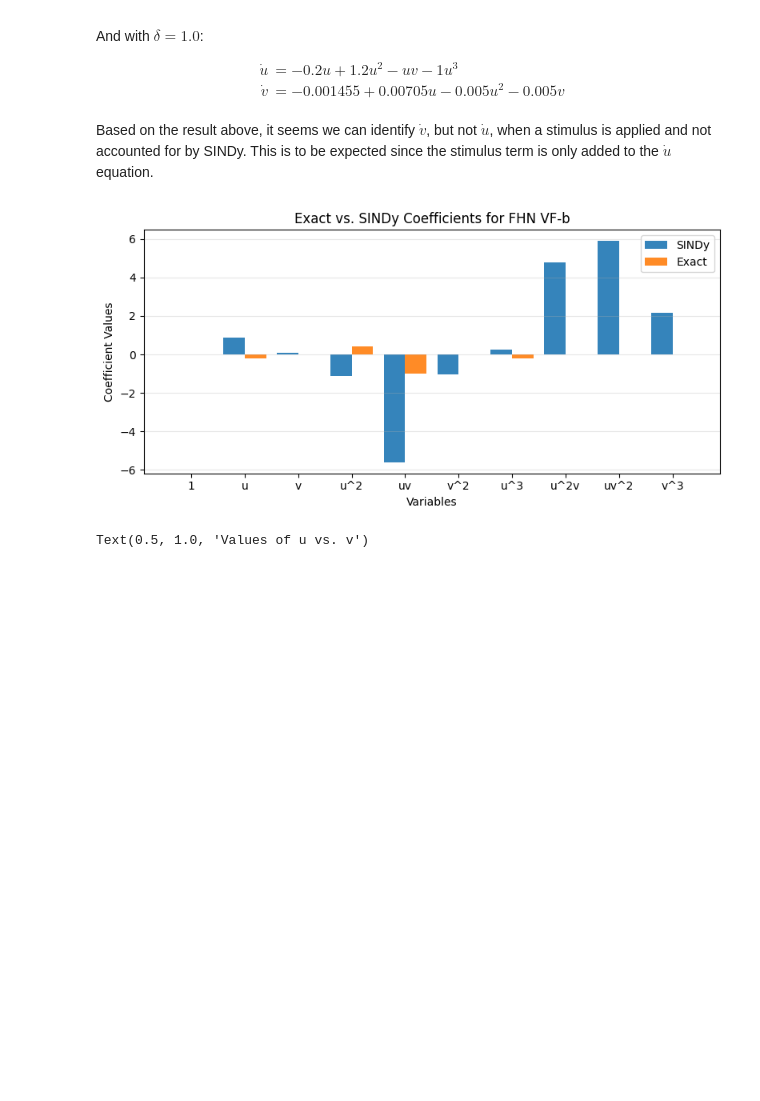
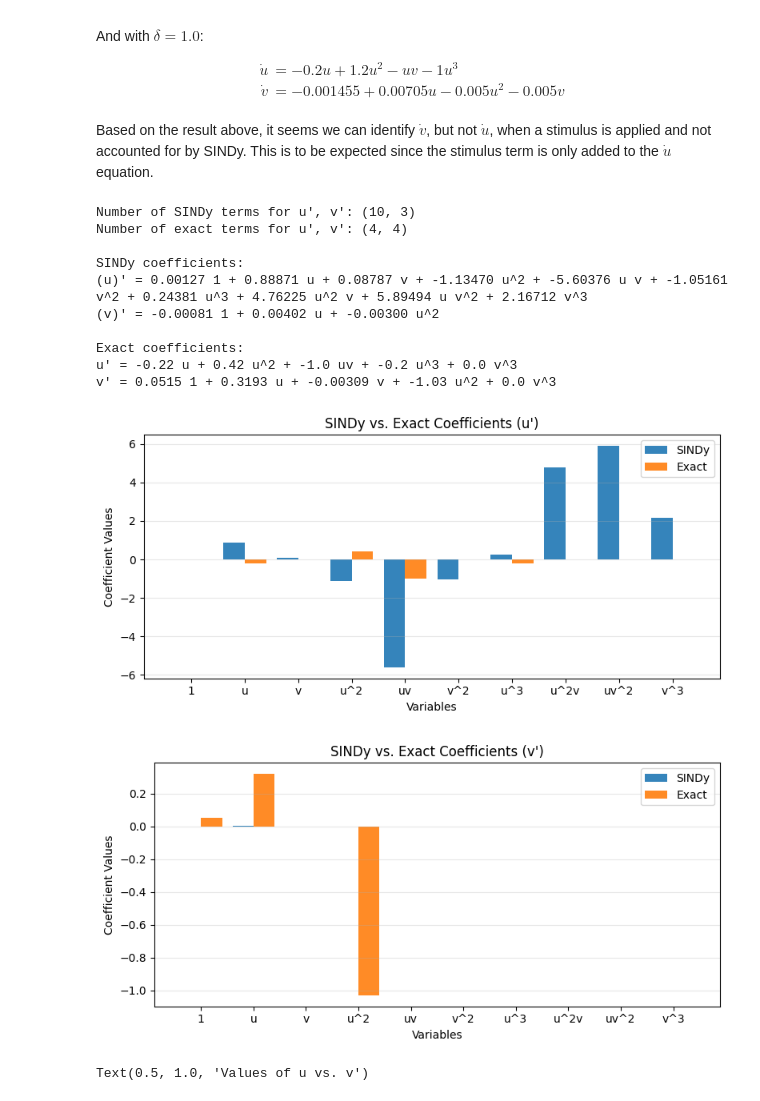
Before and after one commit to cswelch/SINDy-for-Cardiac-Electrophysiology, a Jupyter notebook: SINDy_non-autonomous_test.ipynb, the cells around one changed output. Drawn from its saved outputs; the diff is of its cells as text; code cells hidden in the pictures; blank space fills up the shorter version.

Commit message:
Added check for number of terms, plot for v' equation, and coefficient printing to bar chart function.

```diff
--- a/SINDy_non-autonomous_test.ipynb
+++ b/SINDy_non-autonomous_test.ipynb
@@ -139,26 +125,73 @@ Based on the result above, it seems we can identify $\dot{v}$, but not $\dot{u}$
 # %%
 # Order of coefficients: 1, u, v, u^2, uv, v^2, u^3, u^2v, uv^2, v^3
 variables = ["1", "u", "v", "u^2", "uv", "v^2", "u^3", "u^2v", "uv^2", "v^3"]
 coef_sindy = model_vf_b.coefficients()
 coef_exact = np.array([[0, -0.22, 0, 0.42, -1.0, 0, -0.2, 0, 0, 0],
                        [0.0515, 0.3193, -0.00309, -1.03, 0.0, 0.0, 0.0, 0.0, 0.0, 0.0]])
 x = np.arange(len(coef_sindy[0]))
 
-# Use bar chart to compare the SINDy and exact coefficient values.
+# Compare number of terms in the SINDy model to the exact coefficients.
+precision = 5
+tol = 10**(-precision)
+print(f"Number of SINDy terms for u\', v\': ({np.sum(np.abs(coef_sindy[0]) > tol)}, {np.sum(np.abs(coef_sindy[1]) > tol)})")
+print(f"Number of exact terms for u\', v\': ({np.sum(np.abs(coef_exact[0]) > tol)}, {np.sum(np.abs(coef_exact[1]) > tol)})")
+
+# Compare the SINDy and exact coefficients.
+print("\nSINDy coefficients:")
+model_vf_b.print(precision=precision)
+print("\nExact coefficients:")
+for i in range(len(coef_exact)):
+    eqn = ""
+    eqn += ("u\' = " if i == 0 else "v\' = ")
+    for j in range(len(coef_exact[0])):
+        if (np.abs(coef_exact[i][j]) > tol) and (j < len(coef_exact[0]) - 1):  # Print only nonzero coefficients.
+            eqn += f"{coef_exact[i][j]} {variables[j]} + "
+        elif (j == len(coef_exact[0]) - 1):  # Handle the last term separately.
+            eqn += f"{coef_exact[i][j]} {variables[j]}"
+    print(eqn)
+
+
+# Use bar chart to compare the SINDy and exact coefficient values (for u').
 width = 0.4
 plt.figure(figsize=(8, 4))
 plt.bar(x - width/2, coef_sindy[0], width=width, alpha=0.9, label='SINDy')
 plt.bar(x + width/2, coef_exact[0], width=width, alpha=0.9, label='Exact')
 
-plt.title('Exact vs. SINDy Coefficients for FHN VF-b')
+plt.title('SINDy vs. Exact Coefficients (u\')')
 plt.ylabel('Coefficient Values')
 plt.xlabel('Variables')
 plt.xticks(x, variables)
 plt.legend()
 plt.tight_layout()
 plt.grid(axis='y', alpha=0.3)
+
+
+# Use bar chart to compare the SINDy and exact coefficient values (for v').
+width = 0.4
+plt.figure(figsize=(8, 4))
+plt.bar(x - width/2, coef_sindy[1], width=width, alpha=0.9, label='SINDy')
+plt.bar(x + width/2, coef_exact[1], width=width, alpha=0.9, label='Exact')
+
+plt.title('SINDy vs. Exact Coefficients (v\')')
+plt.ylabel('Coefficient Values')
+plt.xlabel('Variables')
+plt.xticks(x, variables)
+plt.legend()
+plt.tight_layout()
+plt.grid(axis='y', alpha=0.3)
 # %% [output]
+Number of SINDy terms for u', v': (10, 3)
+Number of exact terms for u', v': (4, 4)
+
+SINDy coefficients:
+(u)' = 0.00127 1 + 0.88871 u + 0.08787 v + -1.13470 u^2 + -5.60376 u v + -1.05161 v^2 + 0.24381 u^3 + 4.76225 u^2 v + 5.89494 u v^2 + 2.16712 v^3
+(v)' = -0.00081 1 + 0.00402 u + -0.00300 u^2
+
+Exact coefficients:
+u' = -0.22 u + 0.42 u^2 + -1.0 uv + -0.2 u^3 + 0.0 v^3
+v' = 0.0515 1 + 0.3193 u + -0.00309 v + -1.03 u^2 + 0.0 v^3
-[figure, old version]
+[figure, new version]
+[figure, added]
 # %%
 # Plot results - u vs. v
 df_states_vf_b = pd.DataFrame(states_vf_b, columns=['u','v'])
```
Also changed, not shown: parts of 1 cell of this notebook, 2 other files.
